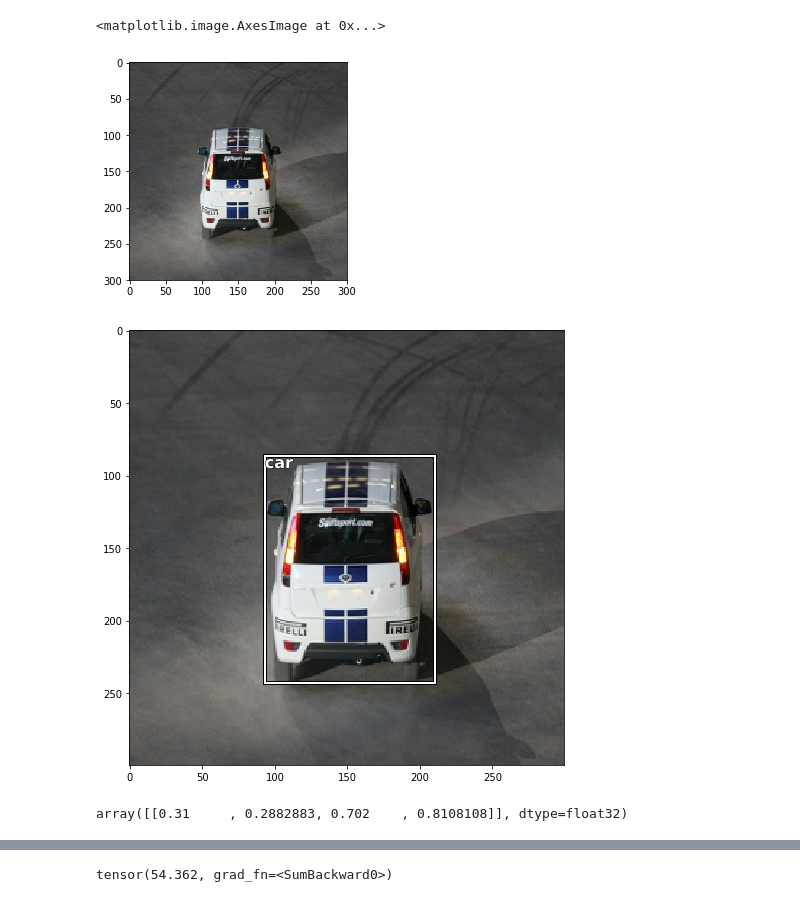
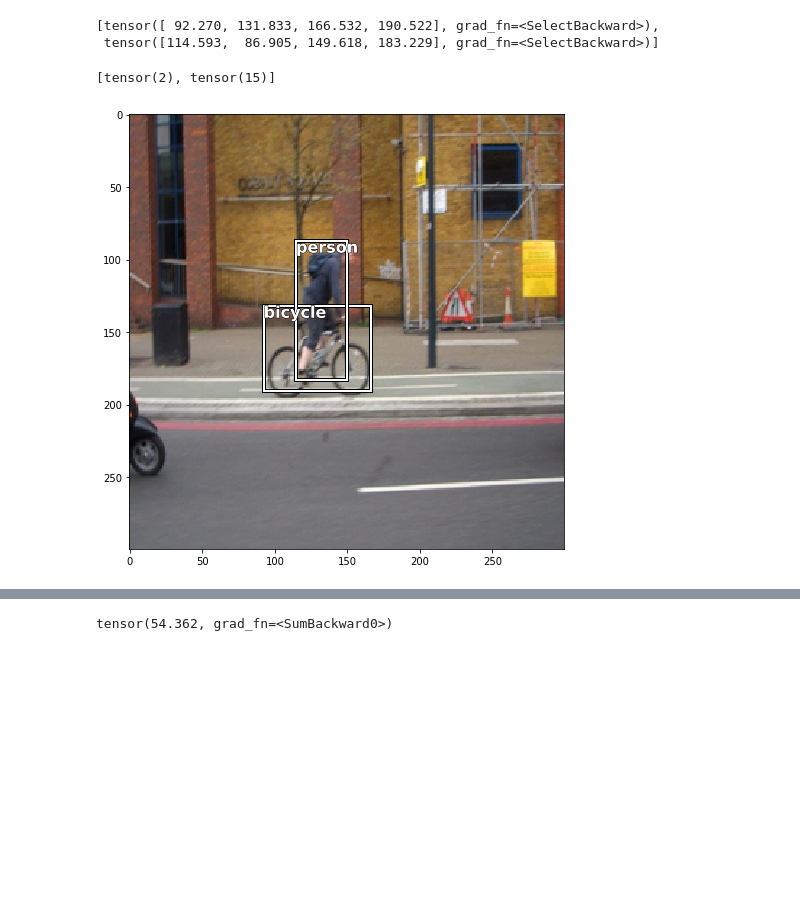
Before and after one commit to kindeQi/PyTorch_SSD, a Jupyter notebook: test_local.ipynb, the cells around one changed output, grey strips where cells are left out. Cells and saved outputs as stored; diff of their text form; code cells hidden in the pictures; blank space fills up the shorter version.

```diff
--- a/test_local.ipynb
+++ b/test_local.ipynb
@@ -43,19 +402,56 @@ trn_dataset = VOC_dataset(config.voc2007_root, config.voc2007_trn_anno)
+# %%
+loc_ = decode(loc[0], priors, [0.1, 0.2]) * 300
+
+conf_ = F.softmax(conf[0])
+conf_score, conf_cls = torch.max(conf_[:, 1:], dim=1)
+conf_cls += 1
+
+conf_mask = conf_score > conf_threshold
+conf_score, conf_cls, loc_ = conf_score[conf_mask], conf_cls[conf_mask], loc_[conf_mask]
+
+conf_score, conf_idx = torch.sort(conf_score, descending=True)
+conf_cls, bboxes = conf_cls[conf_idx], loc_[conf_idx]
+
+wh = bboxes[:, 2:] - bboxes[:, :2]
+areaes = wh[:, 0] * wh[:, 1]
+# %%
+res_bbox = []
+res_cls = []
+
+for idx in range(len(conf_score)):
+    if conf_score[idx] != 0:
+        res_bbox.append(bboxes[idx])
+        res_cls.append(conf_cls[idx])
+
+        for i_head in range(idx + 1, len(conf_score)):
+            if conf_score[i_head] != 0:
+                max_xy = torch.max(bboxes[idx][:2], bboxes[i_head][:2])
+                min_xy = torch.min(bboxes[idx][2:], bboxes[i_head][2:])
+                wh = torch.clamp(min_xy - max_xy, min=0)
+                intersect = wh[0] * wh[1]
+                iou = intersect / (areaes[idx] + areaes[i_head] - intersect)
+                if iou > iou_threshold:
+                    conf_score[i_head] = 0
+            else:
+                continue
+    else:
+        continue
+
+res_bbox = res_bbox[:5]
+res_cls = res_cls[:5]
+# %%
+res_bbox
+# %% [output]
+[tensor([ 92.270, 131.833, 166.532, 190.522], grad_fn=<SelectBackward>),
+ tensor([114.593,  86.905, 149.618, 183.229], grad_fn=<SelectBackward>)]
+# %%
+res_cls
+# %% [output]
+[tensor(2), tensor(15)]
 # %%
-idx = 0
-img, bbox, label = trn_dataset[idx]
-
 img_ = img.permute(1, 2, 0)
 img_ = np.array(img_ + torch.FloatTensor([123, 117, 104]), dtype=np.int)
 
-plt.imshow(img_)
+draw_im_with_data(img_, np.array(res_bbox), np.array(res_cls), idx_category)
 # %% [output]
-<matplotlib.image.AxesImage at 0x...>
-[figure, old version]
+[figure, new version]
-# %%
-draw_im_with_data(img_, bbox * 300, label, idx_category)
-# %% [output]
-[figure, removed]
-# %%
-bbox
-# %% [output]
-array([[0.31     , 0.2882883, 0.702    , 0.8108108]], dtype=float32)
```
Also changed, not shown: parts of 37 cells of this notebook, 2 other files.
